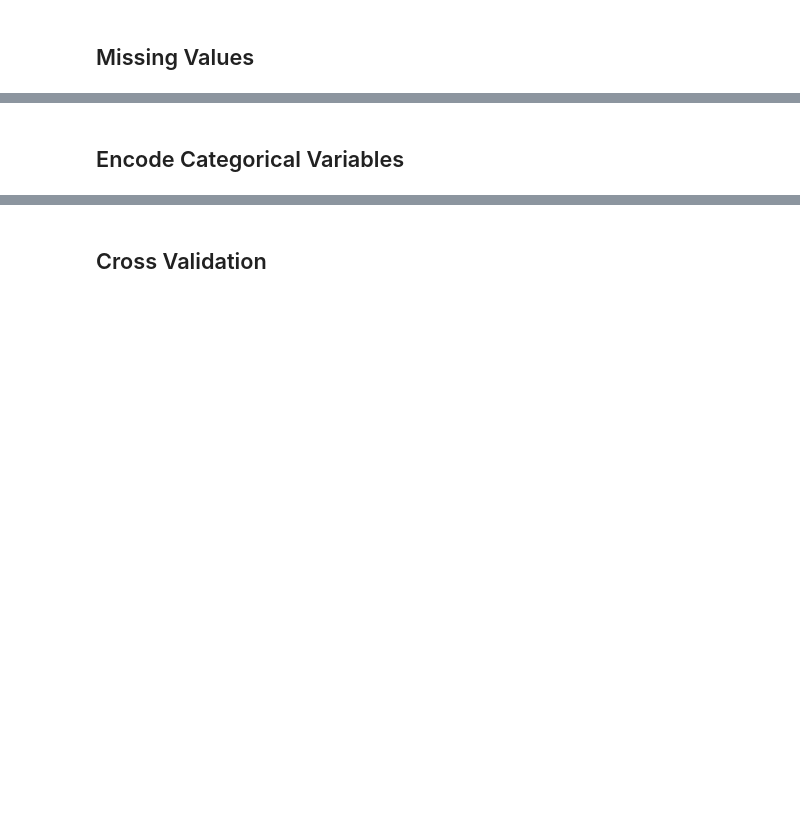
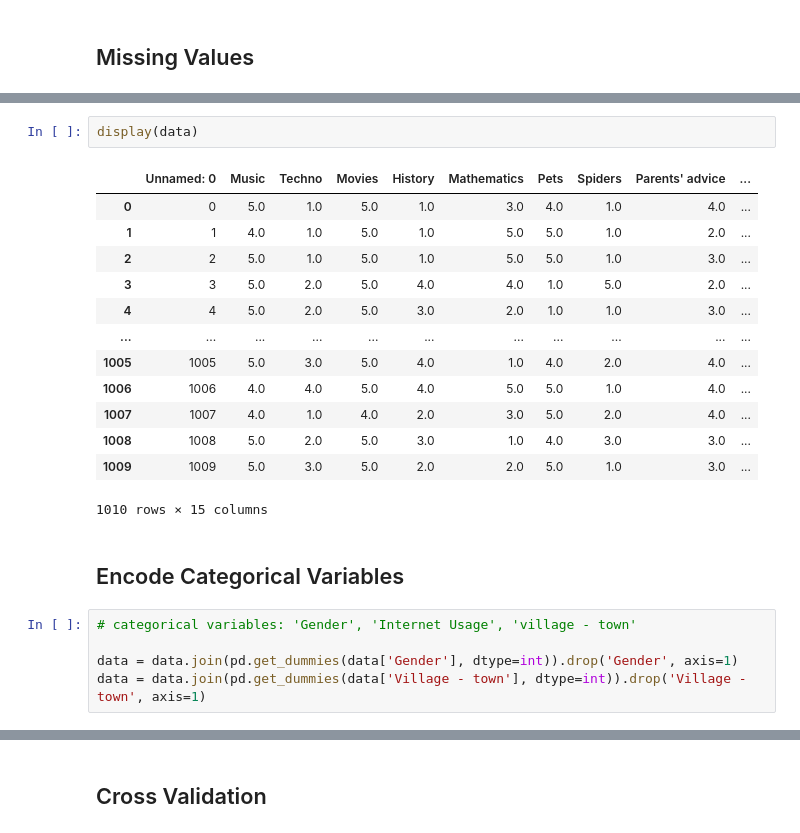
Before and after one commit to dustyshaw/machine-learning, a Jupyter notebook: projects/project1.ipynb, the cells around one changed output, grey strips where cells are left out. Saved outputs shown, nothing was run; the diff lists cells and outputs as text; blank space fills up the shorter version.

```diff
--- a/projects/project1.ipynb
+++ b/projects/project1.ipynb
@@ -106,2 +181,23 @@ dtype: float64
+# %%
+display(data)
+# %% [output]
+|  | Unnamed: 0 | Music | Techno | Movies | History | Mathematics | Pets | Spiders | Parents' advice | ... |
+| 0 | 0 | 5.0 | 1.0 | 5.0 | 1.0 | 3.0 | 4.0 | 1.0 | 4.0 | ... |
+| 1 | 1 | 4.0 | 1.0 | 5.0 | 1.0 | 5.0 | 5.0 | 1.0 | 2.0 | ... |
+| 2 | 2 | 5.0 | 1.0 | 5.0 | 1.0 | 5.0 | 5.0 | 1.0 | 3.0 | ... |
+| 3 | 3 | 5.0 | 2.0 | 5.0 | 4.0 | 4.0 | 1.0 | 5.0 | 2.0 | ... |
+| 4 | 4 | 5.0 | 2.0 | 5.0 | 3.0 | 2.0 | 1.0 | 1.0 | 3.0 | ... |
+| ... | ... | ... | ... | ... | ... | ... | ... | ... | ... | ... |
+| 1005 | 1005 | 5.0 | 3.0 | 5.0 | 4.0 | 1.0 | 4.0 | 2.0 | 4.0 | ... |
+| 1006 | 1006 | 4.0 | 4.0 | 5.0 | 4.0 | 5.0 | 5.0 | 1.0 | 4.0 | ... |
+| 1007 | 1007 | 4.0 | 1.0 | 4.0 | 2.0 | 3.0 | 5.0 | 2.0 | 4.0 | ... |
+| 1008 | 1008 | 5.0 | 2.0 | 5.0 | 3.0 | 1.0 | 4.0 | 3.0 | 3.0 | ... |
+| 1009 | 1009 | 5.0 | 3.0 | 5.0 | 2.0 | 2.0 | 5.0 | 1.0 | 3.0 | ... |
+1010 rows × 15 columns
 # %% [markdown]
 ## Encode Categorical Variables
+# %%
+# categorical variables: 'Gender', 'Internet Usage', 'village - town'
+
+data = data.join(pd.get_dummies(data['Gender'], dtype=int)).drop('Gender', axis=1)
+data = data.join(pd.get_dummies(data['Village - town'], dtype=int)).drop('Village - town', axis=1)
```
Also changed, not shown: parts of 13 cells of this notebook.
